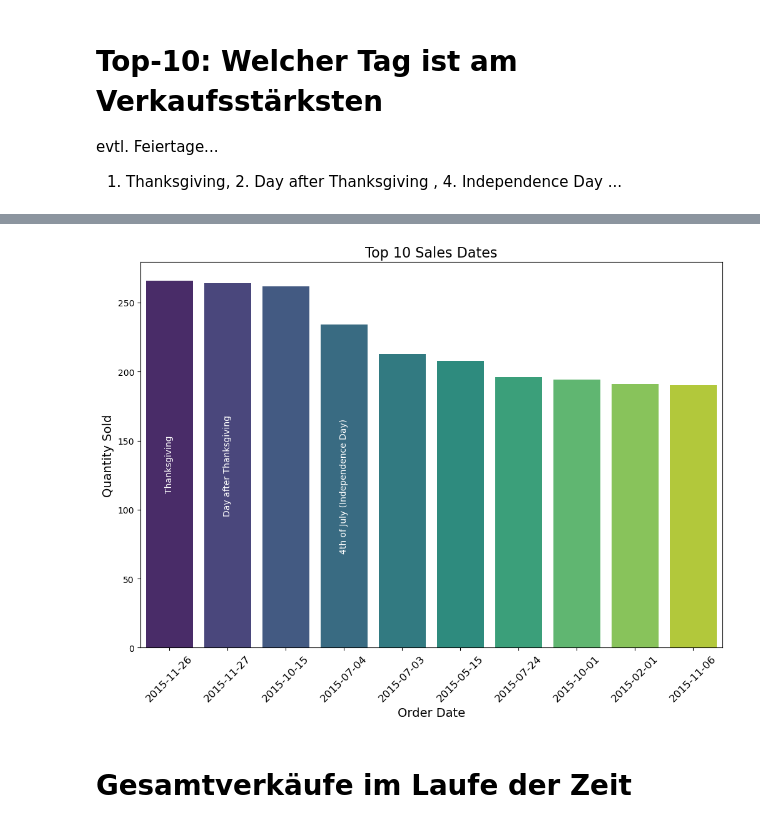
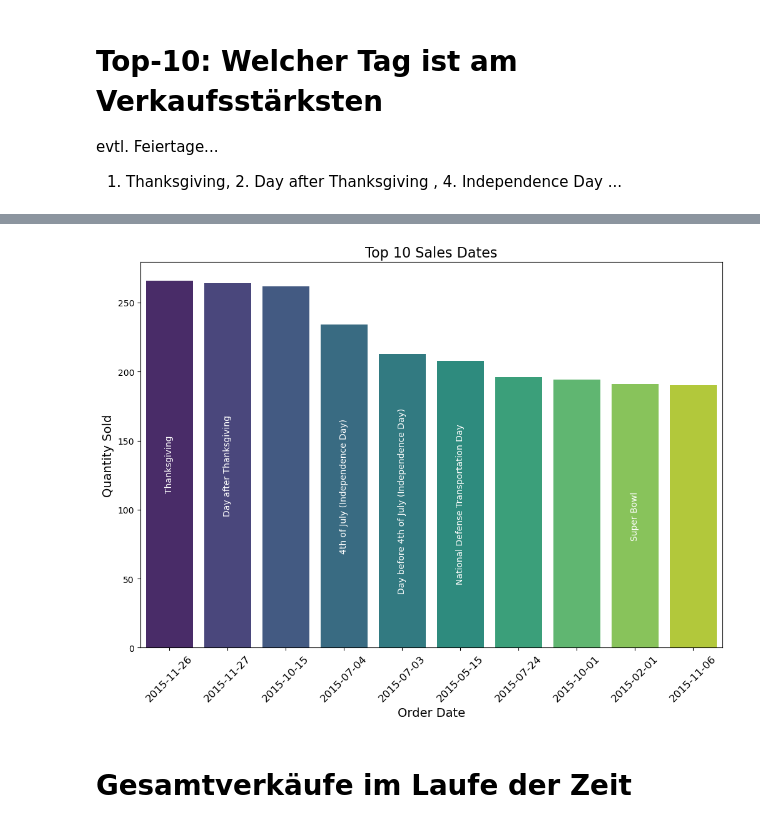
Before and after one commit to dasrinkana/pizza_sales, a Jupyter notebook: pizza.ipynb, the cells around one changed output, grey strips where cells are left out. Cells and saved outputs as stored; diff of their text form; code cells hidden in the pictures.

```diff
--- a/pizza.ipynb
+++ b/pizza.ipynb
@@ -329,7 +392,11 @@ holiday_names = {
     '2015-11-26': 'Thanksgiving',
     '2015-11-27': 'Day after Thanksgiving',
     '2015-07-04': '4th of July (Independence Day)',
+    '2015-07-03': 'Day before 4th of July (Independence Day)',
     '2015-12-25': 'Christmas Day',
+    '2015-02-01': 'Super Bowl',
+    '2015-05-15': 'National Defense Transportation Day',
+
 }
 def map_holidays(date):
     return holiday_names.get(date, '')
@@ -369,5 +436,5 @@ plt.show()
 9  2015-11-06     190.0
-[figure, old version]
+[figure, new version]
 # %% [markdown]
 # Gesamtverkäufe im Laufe der Zeit
 # %%
```
Also changed, not shown: parts of 3 cells of this notebook.
